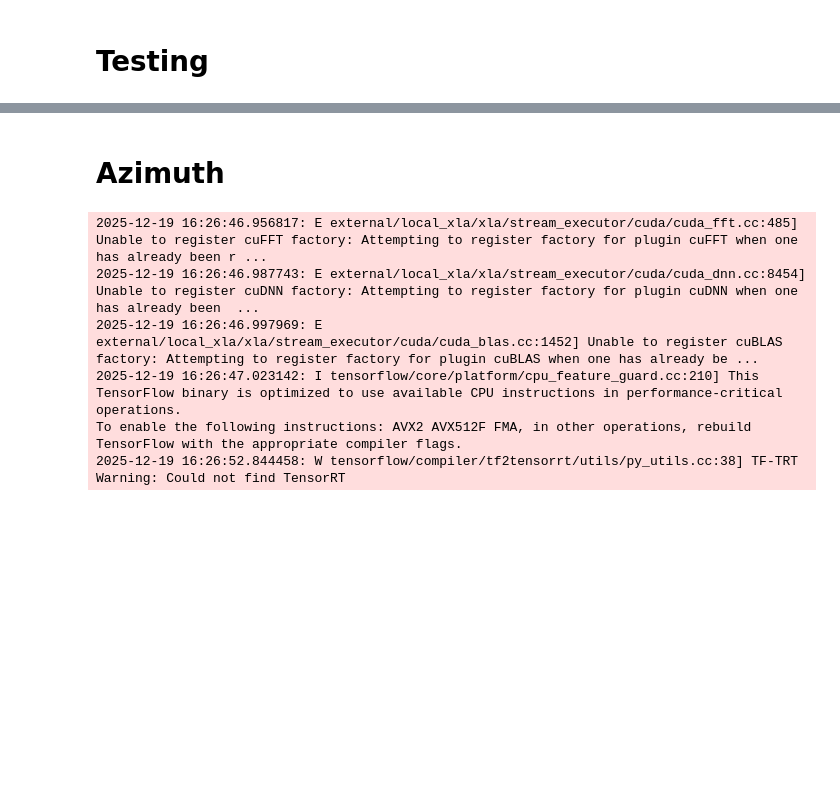
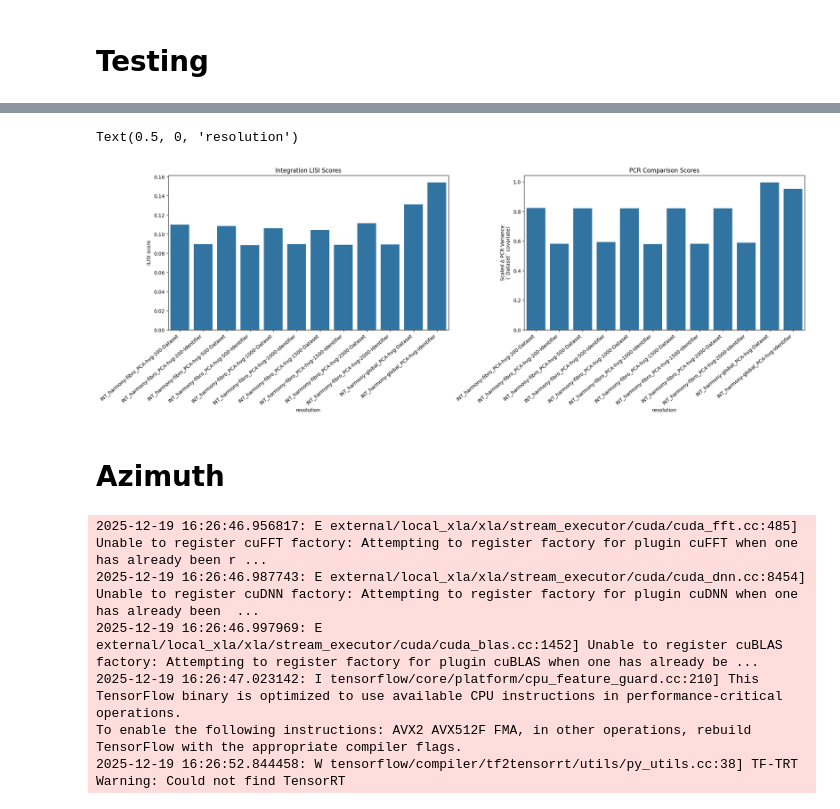
Before and after one commit to ethanhung11/spatial_seq, a Jupyter notebook: src/notebooks/single_cell/testing.ipynb, the cells around one changed output, grey strips where cells are left out. Cells and saved outputs as stored; diff of their text form; code cells hidden in the pictures; blank space fills up the shorter version.

```diff
--- a/src/notebooks/single_cell/testing.ipynb
+++ b/src/notebooks/single_cell/testing.ipynb
@@ -110,0 +77,2 @@ files
+# %%
+adata_fibro = sc.read_h5ad(SUBSETS_DIR / "fibro_reintegrated.h5ad")
@@ -111,3 +106,35 @@ files
+# %%
+temp = adata_fibro.copy()
+scib.pp.reduce_data(temp, "Dataset", neighbors=False, overwrite_hvg=False)
+
+PRC_Comp_scores = pd.Series(
+    [
+        scib.metrics.pcr_comparison(
+            temp,
+            temp,
+            covariate="Dataset",
+            embed=int_key,
+            verbose=True)
+        for int_key in tqdm(all_integrations)
+    ],
+    index = all_integrations
+)
+# %%
+f, axs = plt.subplots(1,2,figsize=(20,7), layout="constrained")
+sns.barplot(iLISI_scores, ax=axs[0])
+axs[0].set_xticklabels(axs[0].get_xticklabels(), rotation=40, ha="right")
+axs[0].set_title("Integration LISI Scores")
+axs[0].set_ylabel("iLISI score")
+axs[0].set_xlabel("resolution")
+
+sns.barplot(PRC_Comp_scores, ax=axs[1])
+axs[1].set_xticklabels(axs[1].get_xticklabels(), rotation=40, ha="right")
+axs[1].set_title("PCR Comparison Scores")
+axs[1].set_ylabel("Scaled Δ PCR Variance\n(`Dataset` covariate)")
+axs[1].set_xlabel("resolution")
+# %% [output]
+Text(0.5, 0, 'resolution')
+[figure, added]
 # %% [markdown]
 # Azimuth
 # %%
```
Also changed, not shown: parts of 8 cells of this notebook, 30 other files.
